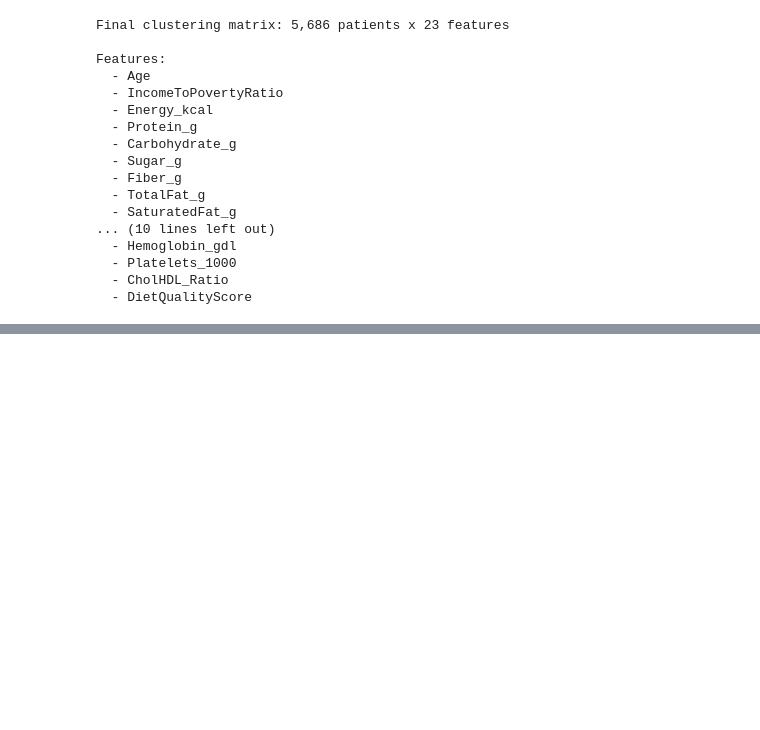
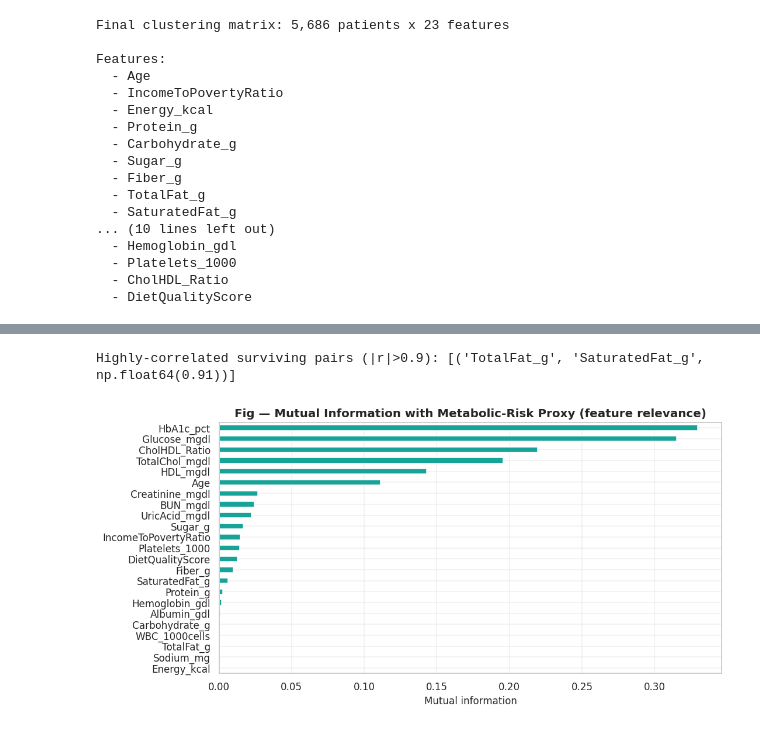
Before and after one commit to Syed-Irfan-1165/Patient-Segmentation-using-Unsupervised-Machine-Learning, a Jupyter notebook: notebooks/NHANES_Patient_Segmentation_PROGRESS.ipynb, the cells around one changed output, grey strips where cells are left out. Drawn from its saved outputs; the diff is of its cells as text; code cells hidden in the pictures; blank space fills up the shorter version.

Commit message:
Clustering

```diff
--- a/notebooks/NHANES_Patient_Segmentation_PROGRESS.ipynb
+++ b/notebooks/NHANES_Patient_Segmentation_PROGRESS.ipynb
@@ -980,0 +1010,25 @@ Features:
+# %%
+# ---- 7.2 Correlation re-check (any surviving |r|>0.9 pairs?) ----
+c = X_raw.corr().abs()
+up = c.where(np.triu(np.ones(c.shape), k=1).astype(bool))
+pairs = [(i, j, round(up.loc[i, j], 2))
+         for i in up.index for j in up.columns
+         if pd.notna(up.loc[i, j]) and up.loc[i, j] > 0.9]
+print('Highly-correlated surviving pairs (|r|>0.9):', pairs if pairs else 'None')
+# %% [output]
+Highly-correlated surviving pairs (|r|>0.9): [('TotalFat_g', 'SaturatedFat_g', np.float64(0.91))]
+# %%
+# ---- 7.3 Mutual Information vs a metabolic-risk proxy ----
+# Unsupervised data has no target, so we use the engineered MetabolicRiskScore as a
+
+from sklearn.feature_selection import mutual_info_regression
+mi = mutual_info_regression(X_raw, fe['MetabolicRiskScore'], random_state=RANDOM_STATE)
+mi_s = pd.Series(mi, index=CLUSTER_FEATURES).sort_values(ascending=False)
+
+plt.figure(figsize=(10, 5))
+mi_s.plot(kind='barh', color=PALETTE[2])
+plt.title('Fig — Mutual Information with Metabolic-Risk Proxy (feature relevance)')
+plt.xlabel('Mutual information'); plt.gca().invert_yaxis()
+plt.tight_layout(); plt.show()
+# %% [output]
+[figure, added]
```
Also changed, not shown: parts of 18 cells of this notebook.
